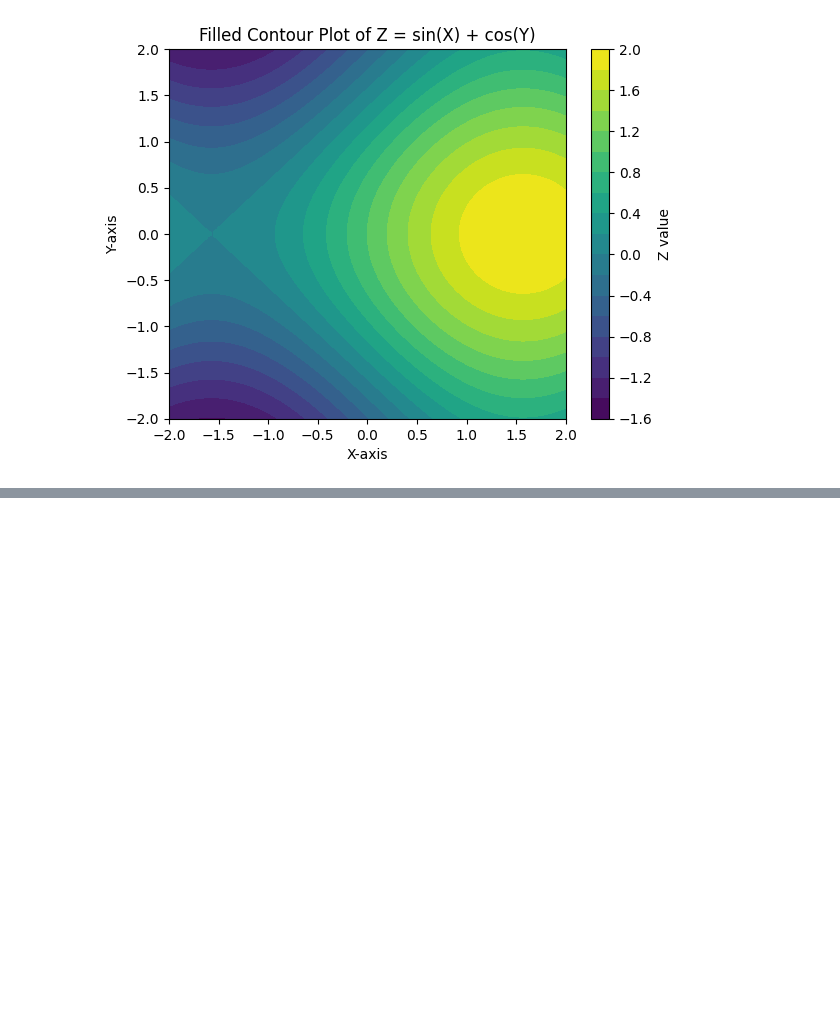
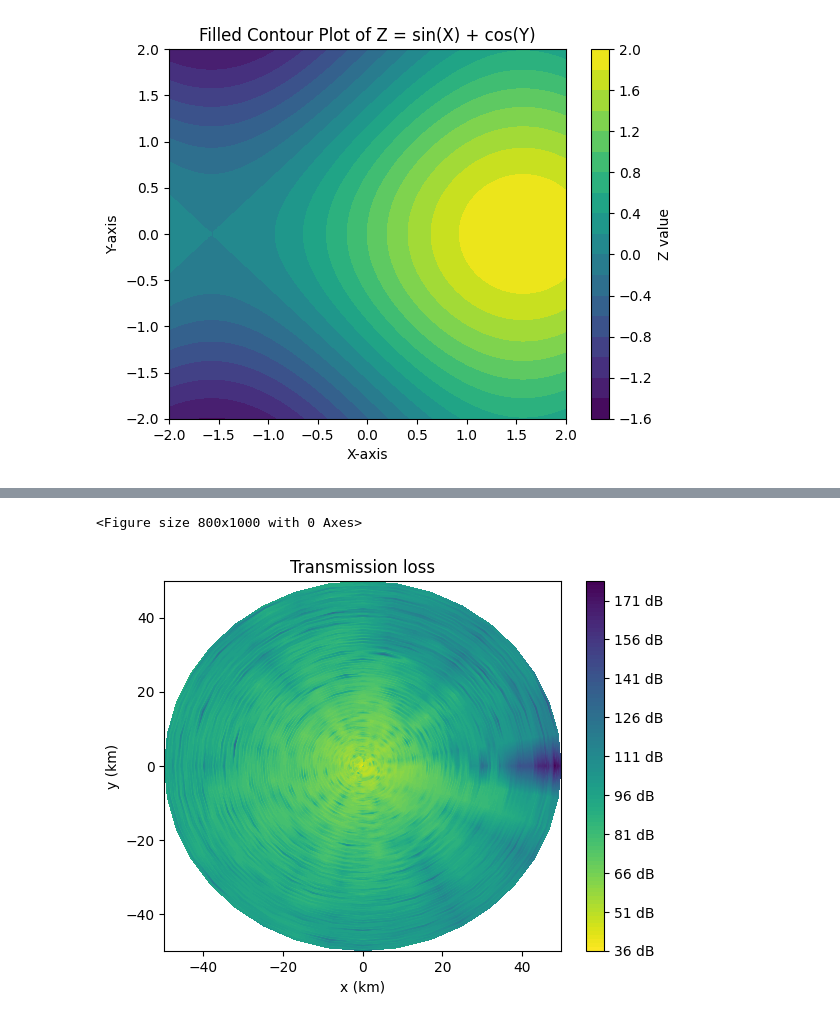
Before and after one commit to jacobthompson101/novascotia-wind-grid, a Jupyter notebook: notebook/kadlu.ipynb, the cells around one changed output, grey strips where cells are left out. Saved outputs shown, nothing was run; the diff lists cells and outputs as text; code cells hidden in the pictures; blank space fills up the shorter version.

```diff
--- a/notebook/kadlu.ipynb
+++ b/notebook/kadlu.ipynb
@@ -553,0 +612,8 @@ plt.show()
+# %%
+fig4 = plt.figure(figsize=[8, 10])
+fig4 = transm_loss3.plot_horiz(rec_depth_idx=1)  # transmission loss at 25 m depth (receiver no. 2)
+plt.savefig(f'{storage_cfg()}figures/plot_horizon_calmday_line1_03.png',
+                bbox_inches='tight', dpi=200)
+# %% [output]
+<Figure size 800x1000 with 0 Axes>
+[figure, added]
```
Also changed, not shown: parts of 25 cells of this notebook.
